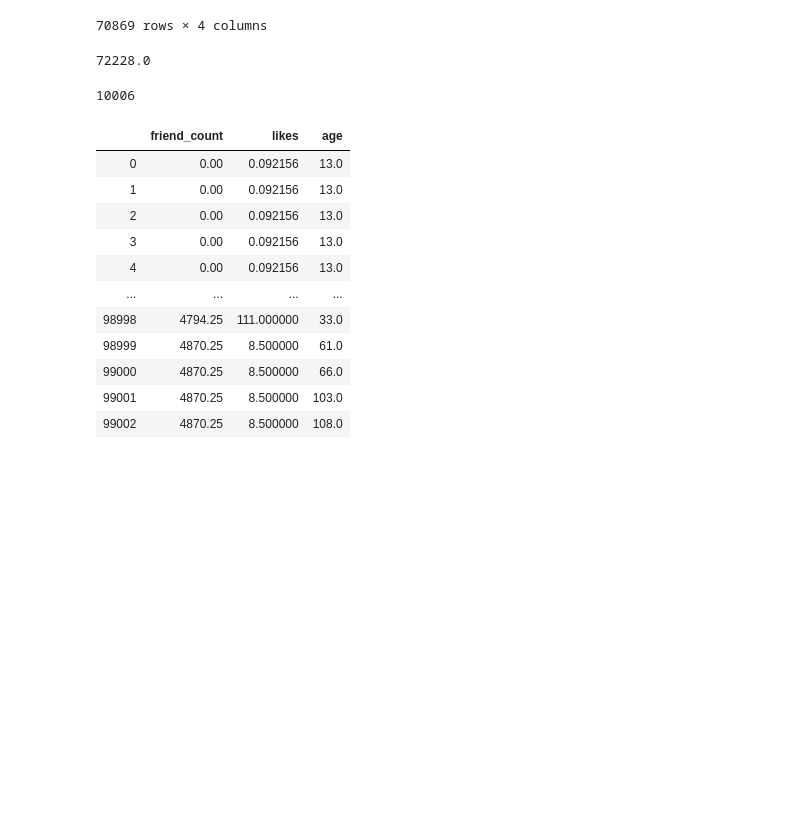
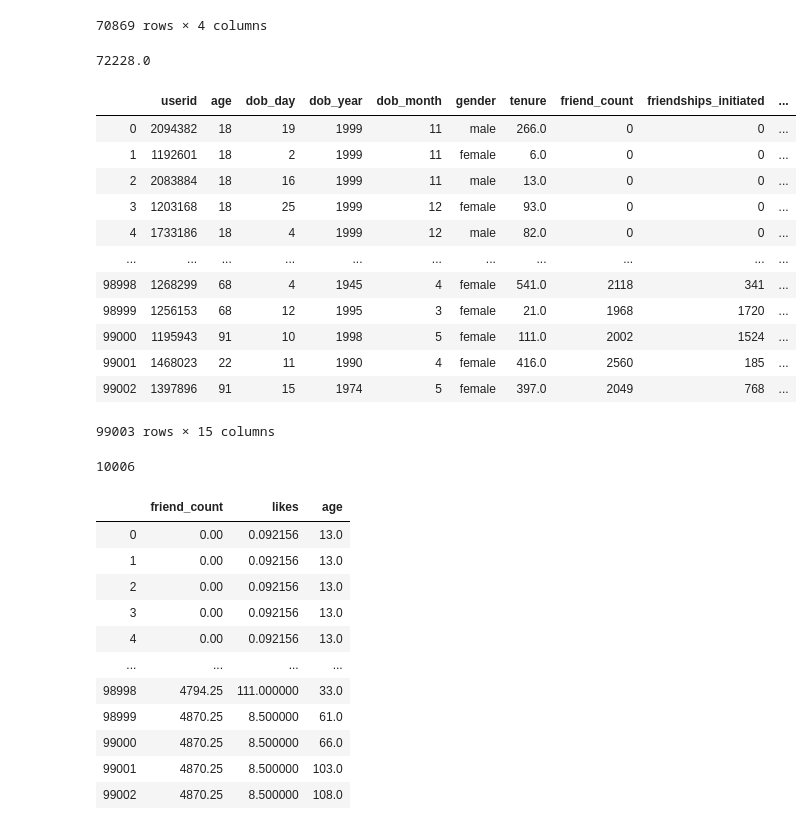
Before and after one commit to zhehedream/COEN281, a Jupyter notebook: DatasetPrivacy_281.ipynb, the cells around one changed output. Drawn from its saved outputs; the diff is of its cells as text; code cells hidden in the pictures; blank space fills up the shorter version.

```diff
--- a/DatasetPrivacy_281.ipynb
+++ b/DatasetPrivacy_281.ipynb
@@ -200,7 +200,22 @@ print(k_hidden_failure)
 # %%
 import pandas as pd
 ori = pd.read_csv("Data/pseudo_facebook.csv")
 diff_out = pd.read_csv("Data/diff_out.csv")
+diff_out
+# %% [output]
+|  | userid | age | dob_day | dob_year | dob_month | gender | tenure | friend_count | friendships_initiated | ... |
+| 0 | 2094382 | 18 | 19 | 1999 | 11 | male | 266.0 | 0 | 0 | ... |
+| 1 | 1192601 | 18 | 2 | 1999 | 11 | female | 6.0 | 0 | 0 | ... |
+| 2 | 2083884 | 18 | 16 | 1999 | 11 | male | 13.0 | 0 | 0 | ... |
+| 3 | 1203168 | 18 | 25 | 1999 | 12 | female | 93.0 | 0 | 0 | ... |
+| 4 | 1733186 | 18 | 4 | 1999 | 12 | male | 82.0 | 0 | 0 | ... |
+| ... | ... | ... | ... | ... | ... | ... | ... | ... | ... | ... |
+| 98998 | 1268299 | 68 | 4 | 1945 | 4 | female | 541.0 | 2118 | 341 | ... |
+| 98999 | 1256153 | 68 | 12 | 1995 | 3 | female | 21.0 | 1968 | 1720 | ... |
+| 99000 | 1195943 | 91 | 10 | 1998 | 5 | female | 111.0 | 2002 | 1524 | ... |
+| 99001 | 1468023 | 22 | 11 | 1990 | 4 | female | 416.0 | 2560 | 185 | ... |
+| 99002 | 1397896 | 91 | 15 | 1974 | 5 | female | 397.0 | 2049 | 768 | ... |
+99003 rows × 15 columns
 # %%
 def dataframe_difference(df1, df2, which=None):
     """Find rows which are different between two DataFrames."""
```
Also changed, not shown: parts of 6 cells of this notebook, 2 other files.
